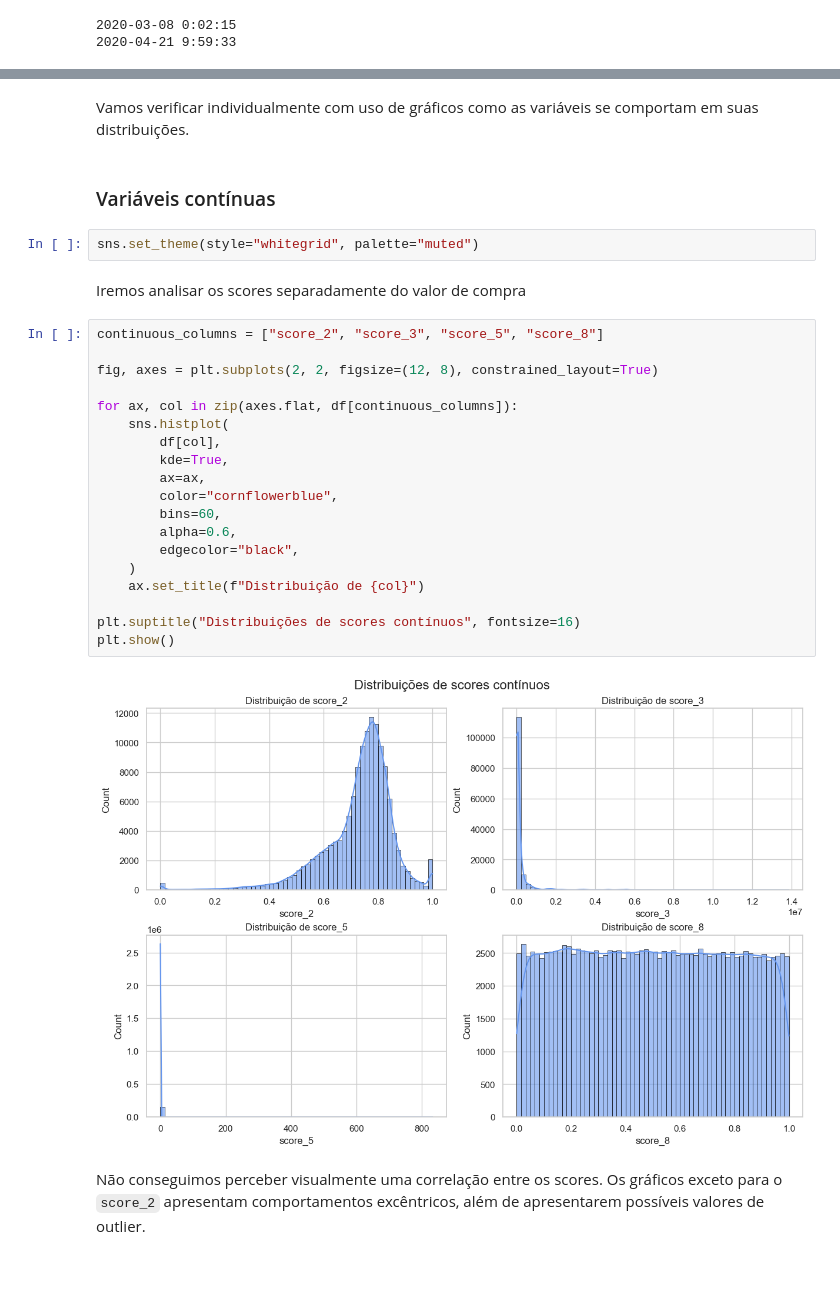
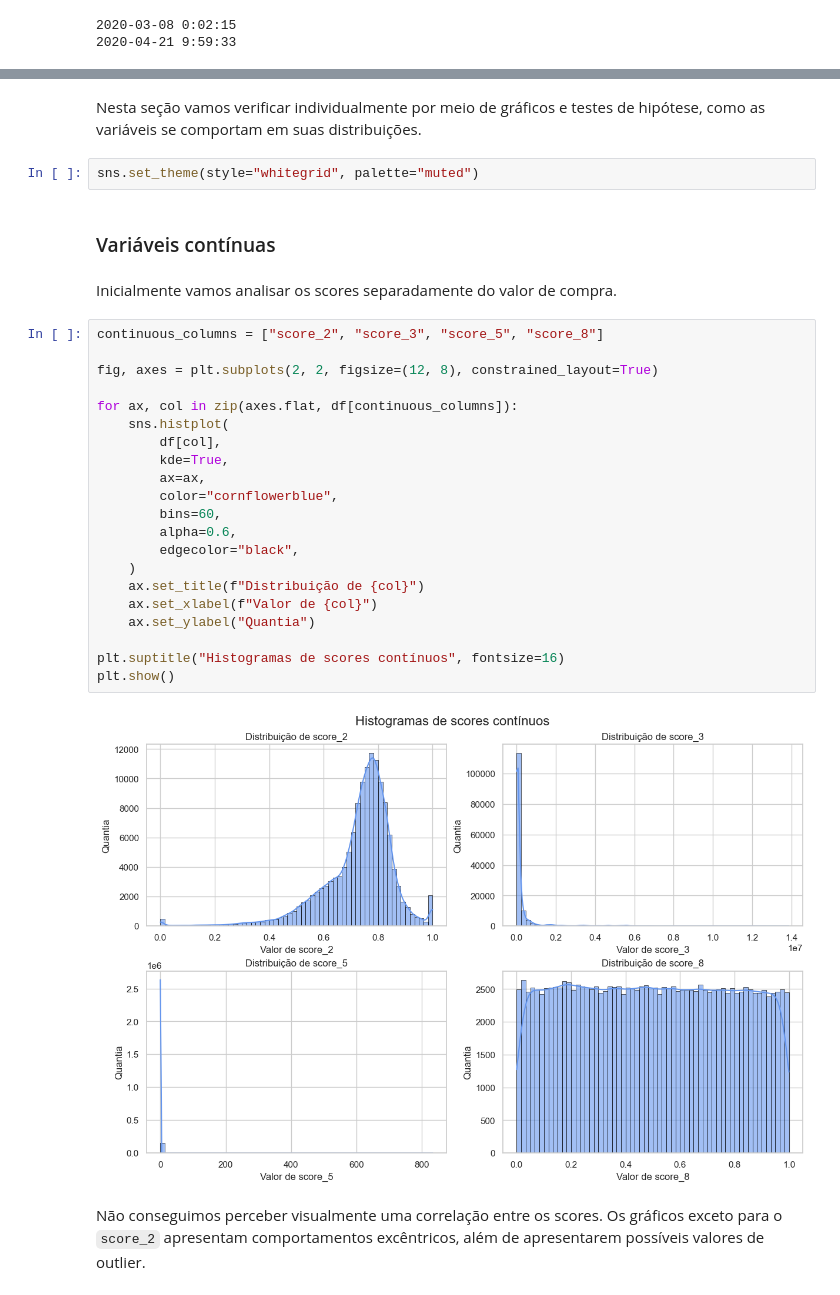
Before and after one commit to renneruan/fraud-detection, a Jupyter notebook: notebooks/2-eda.ipynb, the cells around one changed output, grey strips where cells are left out. Drawn from its saved outputs; the diff is of its cells as text.

```diff
--- a/notebooks/2-eda.ipynb
+++ b/notebooks/2-eda.ipynb
@@ -168,33 +172,35 @@ Os valores de data presente em nossa amostra se encontram em padrão de *timesta
 ## Análise univariada
 # %% [markdown]
-Vamos verificar individualmente com uso de gráficos como as variáveis se comportam em suas distribuições.
+Nesta seção vamos verificar individualmente por meio de gráficos e testes de hipótese, como as variáveis se comportam em suas distribuições.
+# %%
+sns.set_theme(style="whitegrid", palette="muted")
 # %% [markdown]
 ### Variáveis contínuas
-# %%
-sns.set_theme(style="whitegrid", palette="muted")
 # %% [markdown]
-Iremos analisar os scores separadamente do valor de compra
+Inicialmente vamos analisar os scores separadamente do valor de compra.
 # %%
 continuous_columns = ["score_2", "score_3", "score_5", "score_8"]
 
 fig, axes = plt.subplots(2, 2, figsize=(12, 8), constrained_layout=True)
 
 for ax, col in zip(axes.flat, df[continuous_columns]):
     sns.histplot(
         df[col],
         kde=True,
         ax=ax,
         color="cornflowerblue",
         bins=60,
         alpha=0.6,
         edgecolor="black",
     )
     ax.set_title(f"Distribuição de {col}")
+    ax.set_xlabel(f"Valor de {col}")
+    ax.set_ylabel("Quantia")
 
-plt.suptitle("Distribuições de scores contínuos", fontsize=16)
+plt.suptitle("Histogramas de scores contínuos", fontsize=16)
 plt.show()
 # %% [output]
-[figure, old version]
+[figure, new version]
 # %% [markdown]
 Não conseguimos perceber visualmente uma correlação entre os scores. Os gráficos exceto para o `score_2` apresentam comportamentos excêntricos, além de apresentarem possíveis valores de outlier.
 # %% [markdown]
```
Also changed, not shown: parts of 57 cells of this notebook, 4 other files.
